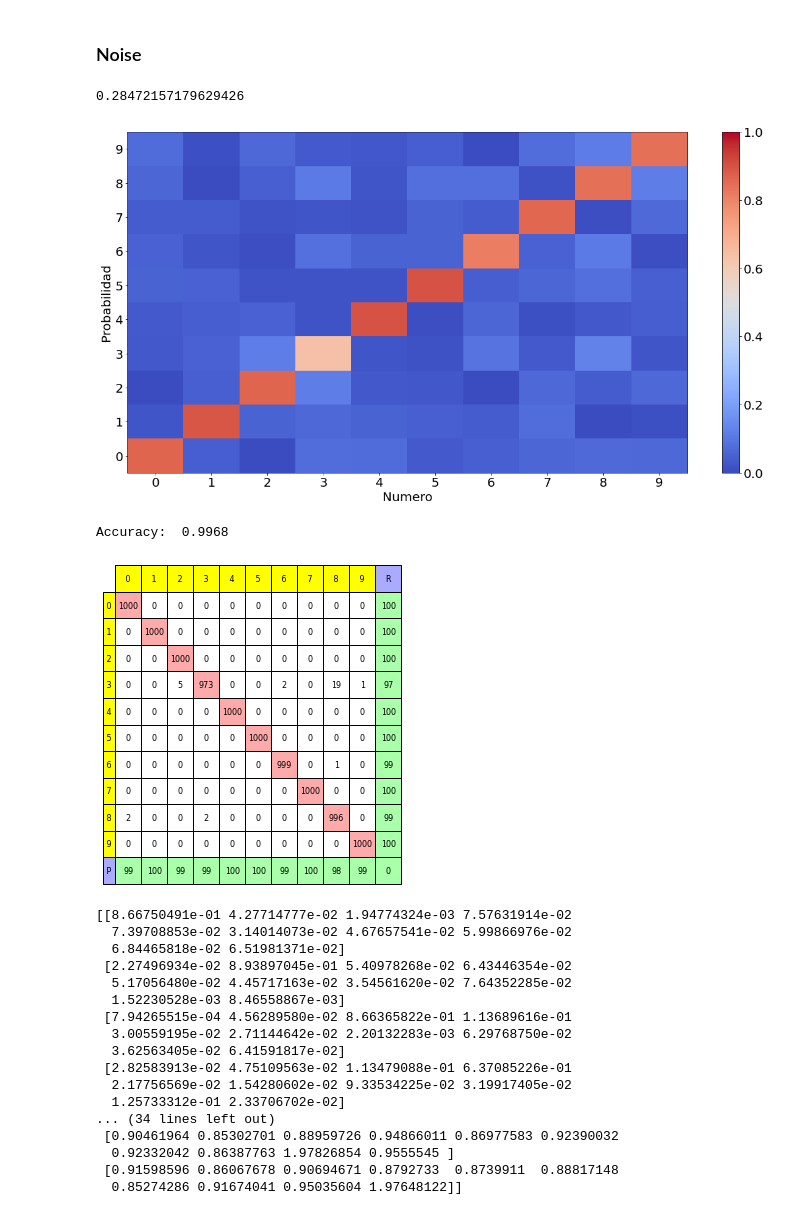
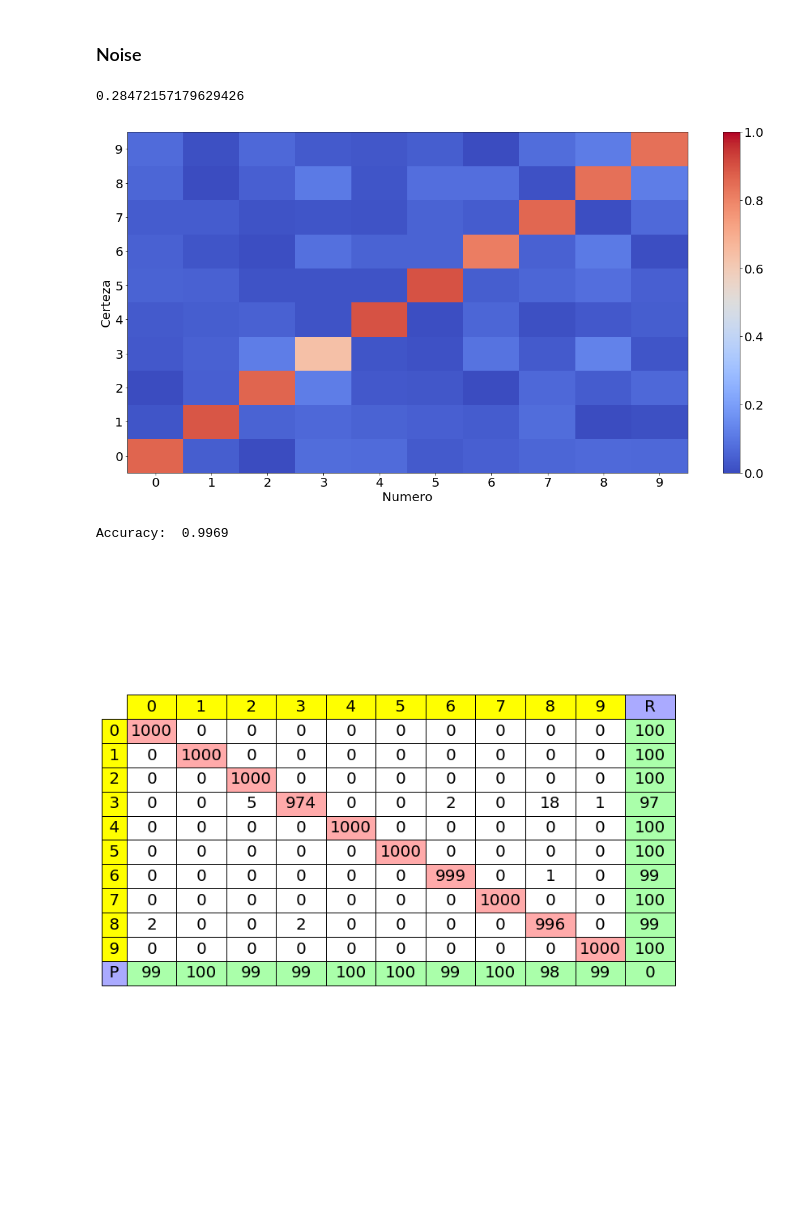
Before and after one commit to Natu17/TPs_SIA, a Jupyter notebook: TP3/TP3.ipynb, the cells around one changed output. Saved outputs shown, nothing was run; the diff lists cells and outputs as text; code cells hidden in the pictures; blank space fills up the shorter version.

Commit message:
softmax table

```diff
--- a/TP3/TP3.ipynb
+++ b/TP3/TP3.ipynb
@@ -750,11 +673,11 @@ plt.colorbar()
 plt.xticks(x)
 plt.yticks(x)
 plt.xlabel("Numero")
-plt.ylabel("Probabilidad")
+plt.ylabel("Certeza")
 plt.show()
 # %% [output]
 0.28472157179629426
-[figure, old version]
+[figure, new version]
 # %%
 seeds = [i for i in range(1000)]
 
@@ -783,58 +706,33 @@ for i in range(len(mat)-1):
             row.append('#FFFFFF')
     row.append('#AAFFAA')
     colours.append(row)
 
 row = []
 for i in range(len(mat)):
     row.append('#AAFFAA')
 colours.append(row)
 
 
 labels = [f" {i} " for i in range(10)]
 print("Accuracy: ", accuracy)
-plt.figure("table", figsize=(5, 5))
+plt.figure("table", figsize=(10, 10))
 plt.axis("off")
 t = plt.table(cellText=mat,
           loc='center',
           cellLoc='center',
           rowLabels=labels + [" P"],
           colLabels=labels + ["R"],
           rowColours=['#FFFF00'] * 10 + ['#AAAAFF'],
           colColours=['#FFFF00'] * 10 + ['#AAAAFF'],
           cellColours=colours,
           )
 
 t.set_fontsize(20)
 t.scale(1,2)
 
 
 plt.gcf().tight_layout()
 plt.show()
 # %% [output]
-Accuracy:  0.9968
+Accuracy:  0.9969
-[figure, old version]
+[figure, new version]
-# %%
-
-def softmax(vector):
-	e = np.exp(vector)
-	return (e / e.sum())*100
-print(np.array([network.feedforward(IN) for IN, OUT in dataset]))
-print(softmax(np.array([network.feedforward(IN) for IN, OUT in dataset])))
-# %% [output]
-[[8.66750491e-01 4.27714777e-02 1.94774324e-03 7.57631914e-02
-  7.39708853e-02 3.14014073e-02 4.67657541e-02 5.99866976e-02
-  6.84465818e-02 6.51981371e-02]
- [2.27496934e-02 8.93897045e-01 5.40978268e-02 6.43446354e-02
-  5.17056480e-02 4.45717163e-02 3.54561620e-02 7.64352285e-02
-  1.52230528e-03 8.46558867e-03]
- [7.94265515e-04 4.56289580e-02 8.66365822e-01 1.13689616e-01
-  3.00559195e-02 2.71144642e-02 2.20132283e-03 6.29768750e-02
-  3.62563405e-02 6.41591817e-02]
- [2.82583913e-02 4.75109563e-02 1.13479088e-01 6.37085226e-01
-  2.17756569e-02 1.54280602e-02 9.33534225e-02 3.19917405e-02
-  1.25733312e-01 2.33706702e-02]
-... (34 lines left out)
- [0.90461964 0.85302701 0.88959726 0.94866011 0.86977583 0.92390032
-  0.92332042 0.86387763 1.97826854 0.9555545 ]
- [0.91598596 0.86067678 0.90694671 0.8792733  0.8739911  0.88817148
-  0.85274286 0.91674041 0.95035604 1.97648122]]
```
Also changed, not shown: parts of 22 cells of this notebook, 1 other file.
